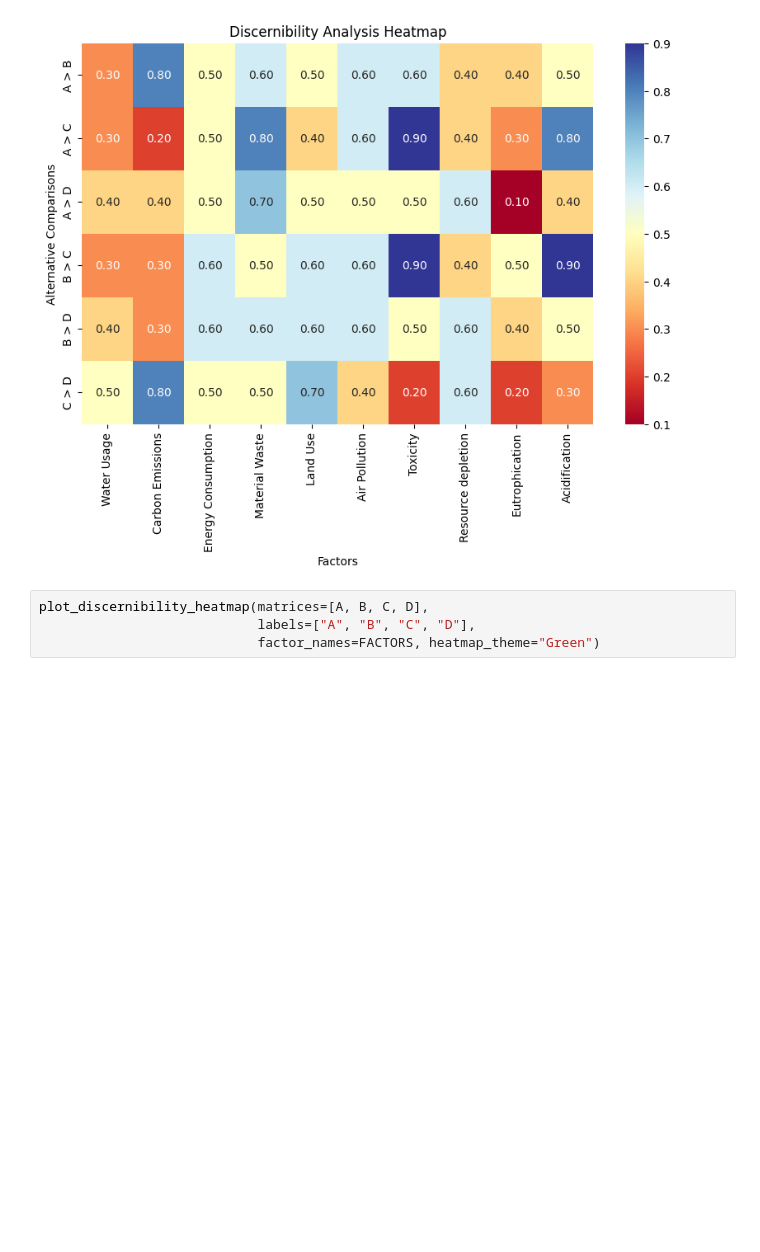
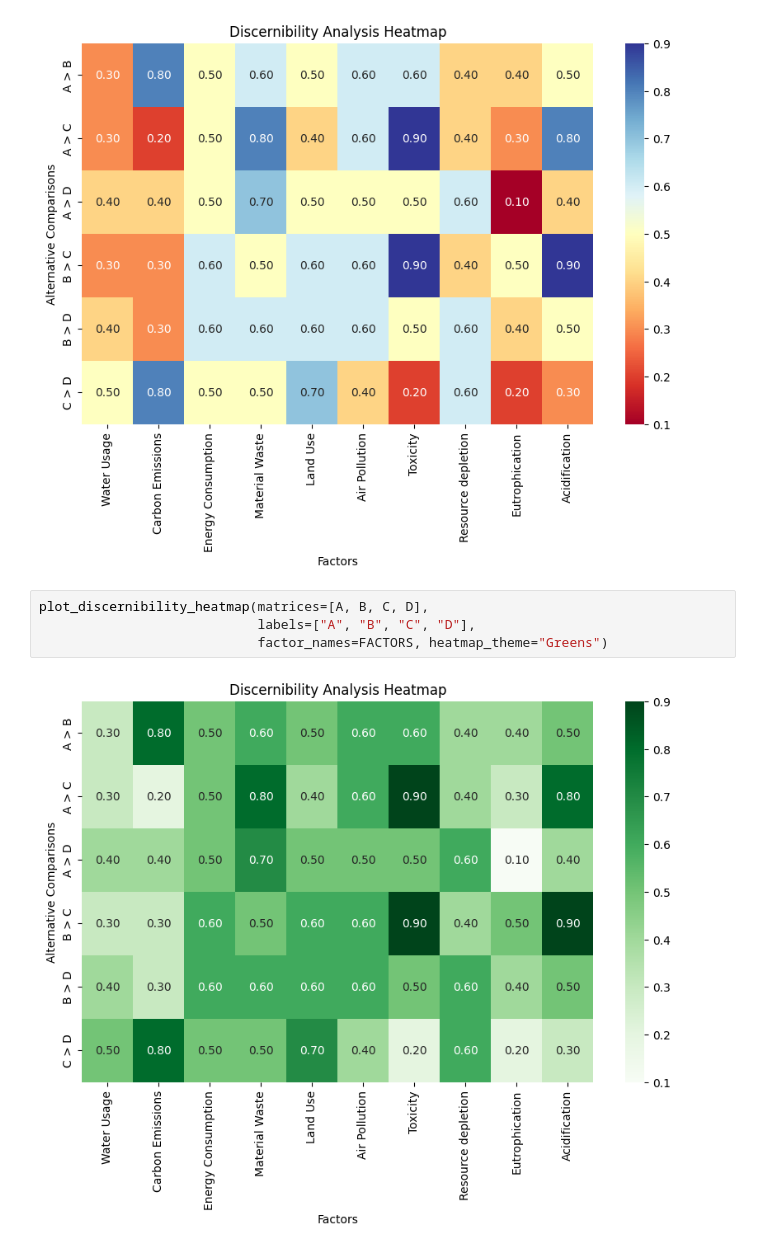
Before and after one commit to YahyaMansoub/QUACI-ACV, a Jupyter notebook: Code/main.ipynb, the cells around one changed output. Cells and saved outputs as stored; diff of their text form; blank space fills up the shorter version.

```diff
--- a/Code/main.ipynb
+++ b/Code/main.ipynb
@@ -301,4 +310,6 @@ plot_discernibility_heatmap(matrices=[A, B, C, D],
 # %%
 plot_discernibility_heatmap(matrices=[A, B, C, D],
                             labels=["A", "B", "C", "D"],
-                            factor_names=FACTORS, heatmap_theme="Green")
+                            factor_names=FACTORS, heatmap_theme="Greens")
+# %% [output]
+[figure, added]
```
Also changed, not shown: parts of 12 cells of this notebook.
